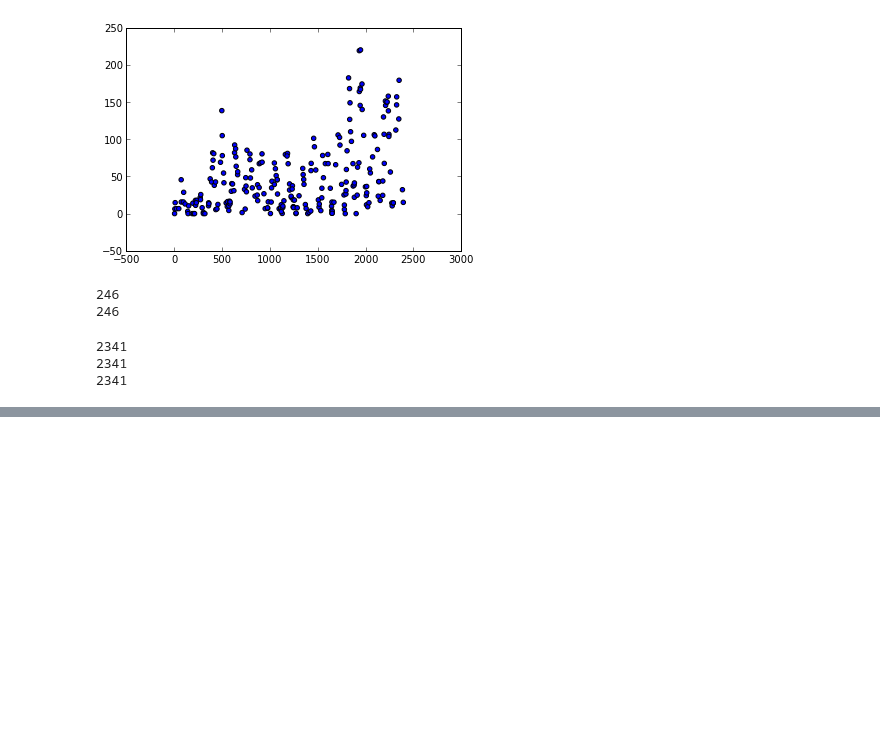
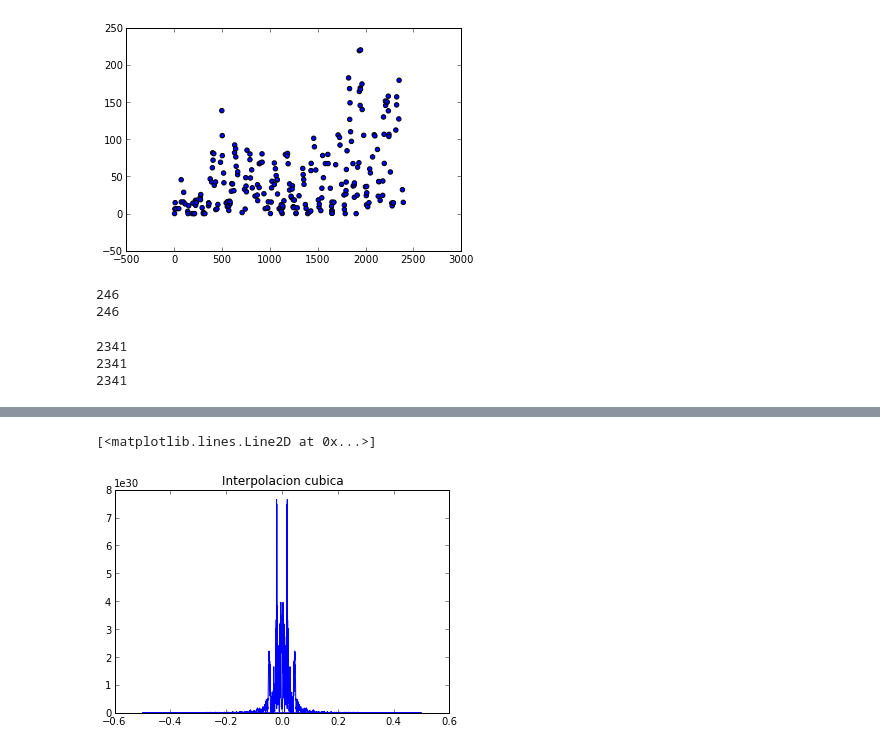
Before and after one commit to MateoJimenez19/Tarea_5-, a Jupyter notebook: Tarea5_2.ipynb, the cells around one changed output, grey strips where cells are left out. Cells and saved outputs as stored; diff of their text form; code cells hidden in the pictures; blank space fills up the shorter version.

```diff
--- a/Tarea5_2.ipynb
+++ b/Tarea5_2.ipynb
@@ -76,3 +89,6 @@ fft_yc = fft(y_c)
+# %%
+fft_yc = fft(y_c)/n
+freq_yc = fftfreq(n,1)
 # %%
 #calculamos los espectros de potencia
 
@@ -104,0 +115,7 @@ print pot_yl
+# %%
+#Grafica de potencia contra frecuencia para la interpolacion cubica
+title ('Interpolacion cubica')
+plt.plot(freq_yc, pot_yc)
+# %% [output]
+[<matplotlib.lines.Line2D at 0x...>]
+[figure, added]
```
Also changed, not shown: parts of 13 cells of this notebook, 3 other files.
